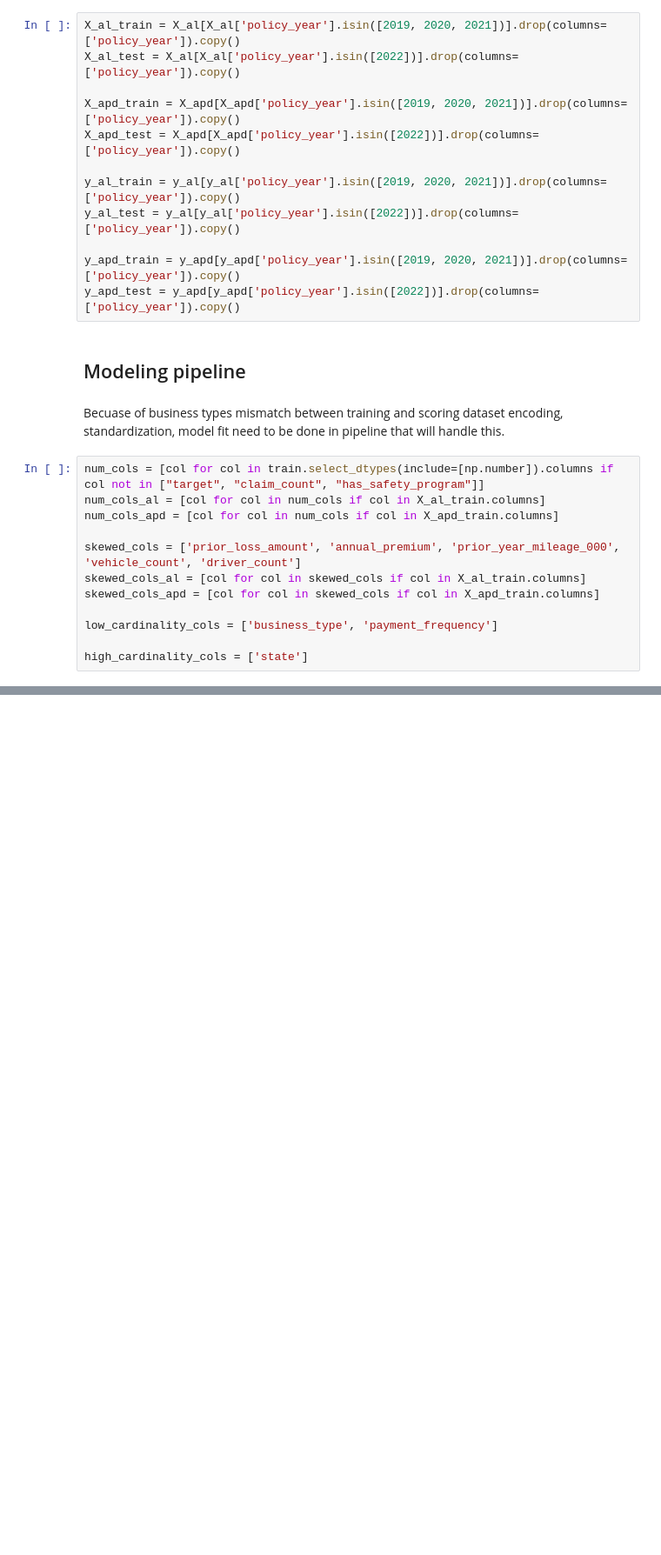
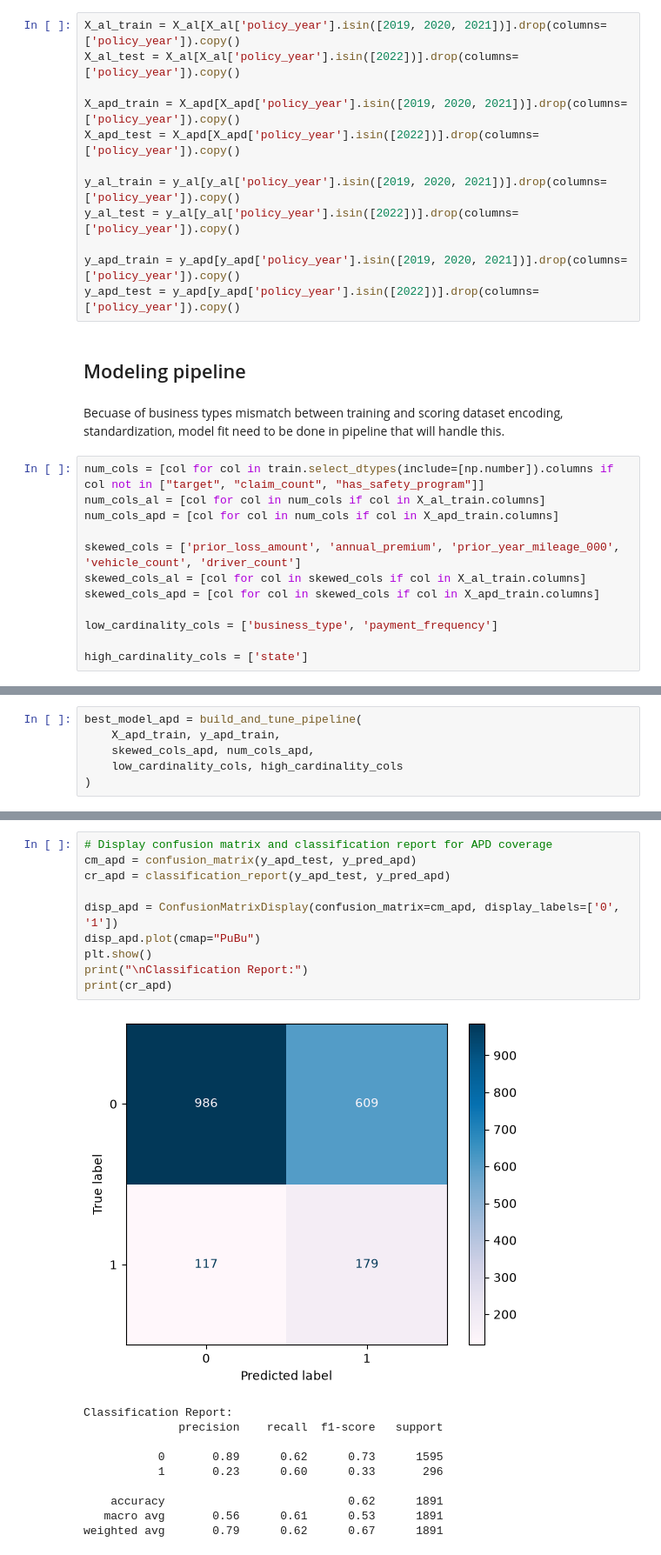
Before and after one commit to Senk-a/Case_study, a Jupyter notebook: 01_data_prep_and_training.ipynb, the cells around one changed output, grey strips where cells are left out. Shown at 87% size. Drawn from its saved outputs; the diff is of its cells as text; blank space fills up the shorter version.

```diff
--- a/01_data_prep_and_training.ipynb
+++ b/01_data_prep_and_training.ipynb
@@ -179,3 +195,9 @@ high_cardinality_cols = ['state']
+# %%
+best_model_apd = build_and_tune_pipeline(
+    X_apd_train, y_apd_train,
+    skewed_cols_apd, num_cols_apd,
+    low_cardinality_cols, high_cardinality_cols
+)
 # %%
 skewed_transformer = Pipeline(steps=[
     ('log1p', FunctionTransformer(np.log1p))
@@ -232,0 +280,21 @@ GridSearchCV(cv=5,
+# %%
+# Display confusion matrix and classification report for APD coverage
+cm_apd = confusion_matrix(y_apd_test, y_pred_apd)
+cr_apd = classification_report(y_apd_test, y_pred_apd)
+
+disp_apd = ConfusionMatrixDisplay(confusion_matrix=cm_apd, display_labels=['0', '1'])
+disp_apd.plot(cmap="PuBu")
+plt.show()
+print("\nClassification Report:")
+print(cr_apd)
+# %% [output]
+[figure, added]
+Classification Report:
+              precision    recall  f1-score   support
+
+           0       0.89      0.62      0.73      1595
+           1       0.23      0.60      0.33       296
+
+    accuracy                           0.62      1891
+   macro avg       0.56      0.61      0.53      1891
+weighted avg       0.79      0.62      0.67      1891
```
Also changed, not shown: parts of 9 cells of this notebook.
